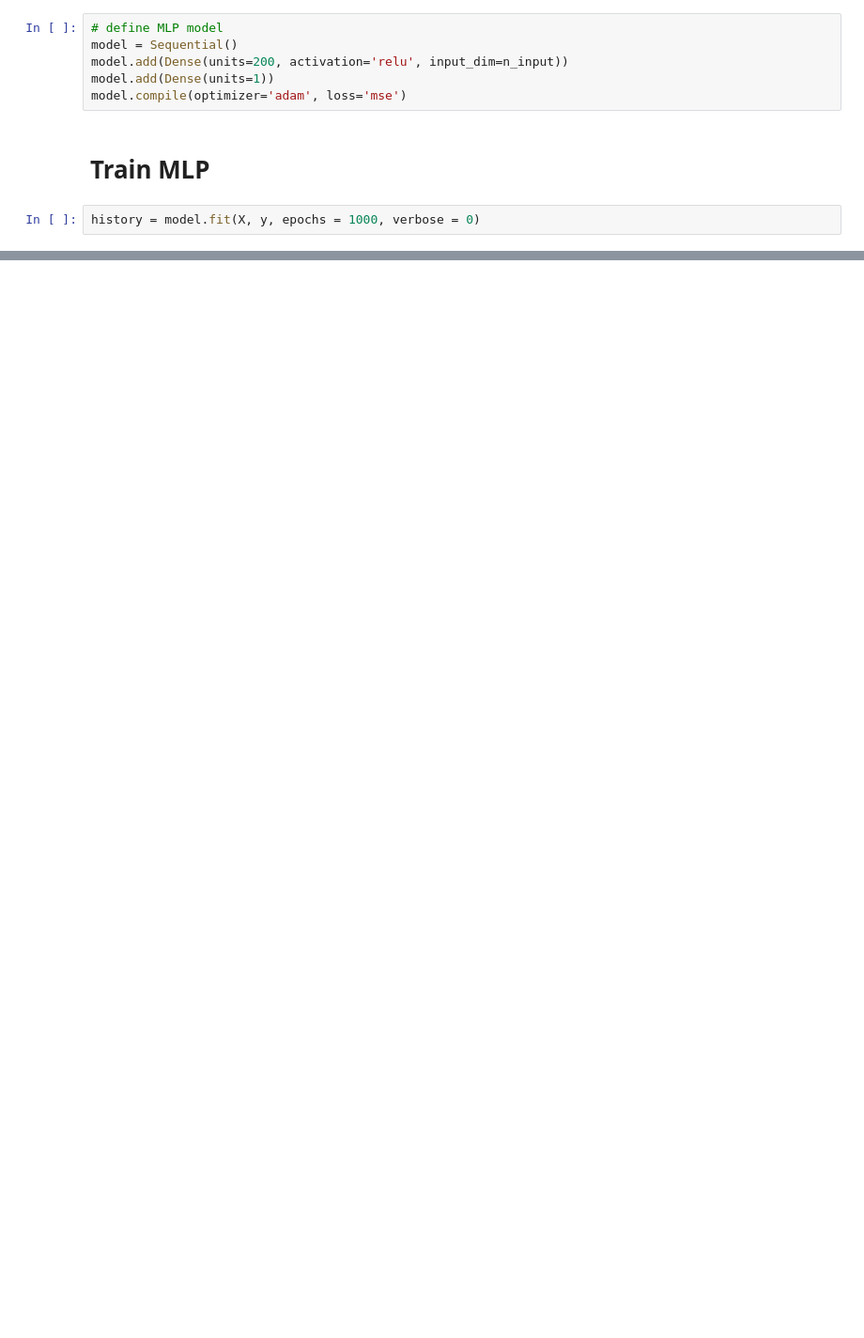
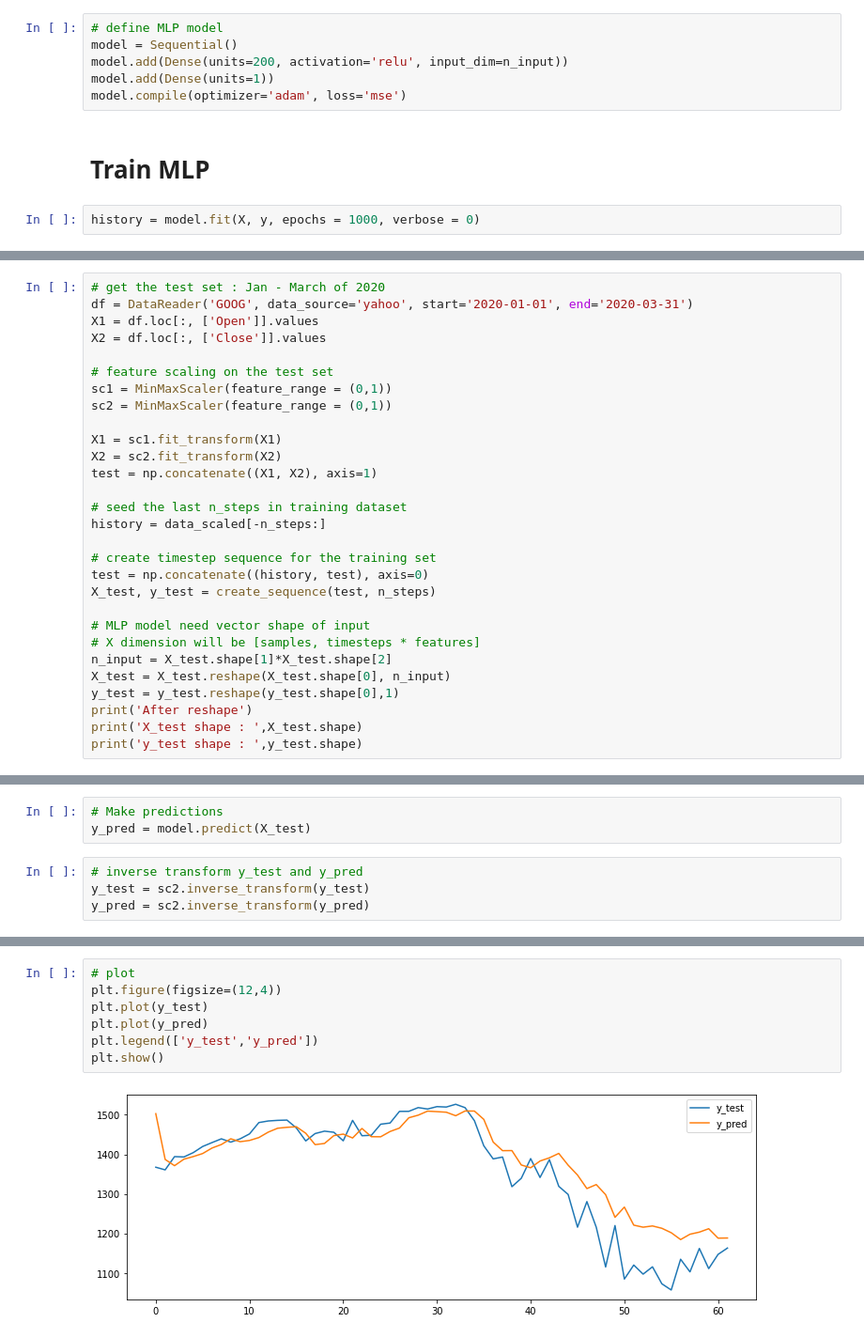
Before and after one commit to WoradeeKongthong/stock_price_time_series, a Jupyter notebook: 02_stockPrice_multivariateMLP(KerasSequenceAPI)_singleStepOutput.ipynb, the cells around one changed output, grey strips where cells are left out. Shown at 94% size. Saved outputs shown, nothing was run; the diff lists cells and outputs as text; blank space fills up the shorter version.

```diff
--- a/02_stockPrice_multivariateMLP(KerasSequenceAPI)_singleStepOutput.ipynb
+++ b/02_stockPrice_multivariateMLP(KerasSequenceAPI)_singleStepOutput.ipynb
@@ -176,0 +181,29 @@ plt.show()
+# %%
+# get the test set : Jan - March of 2020
+df = DataReader('GOOG', data_source='yahoo', start='2020-01-01', end='2020-03-31')
+X1 = df.loc[:, ['Open']].values
+X2 = df.loc[:, ['Close']].values
+
+# feature scaling on the test set
+sc1 = MinMaxScaler(feature_range = (0,1))
+sc2 = MinMaxScaler(feature_range = (0,1))
+
+X1 = sc1.fit_transform(X1)
+X2 = sc2.fit_transform(X2)
+test = np.concatenate((X1, X2), axis=1)
+
+# seed the last n_steps in training dataset
+history = data_scaled[-n_steps:]
+
+# create timestep sequence for the training set
+test = np.concatenate((history, test), axis=0)
+X_test, y_test = create_sequence(test, n_steps)
+
+# MLP model need vector shape of input
+# X dimension will be [samples, timesteps * features]
+n_input = X_test.shape[1]*X_test.shape[2]
+X_test = X_test.reshape(X_test.shape[0], n_input)
+y_test = y_test.reshape(y_test.shape[0],1)
+print('After reshape')
+print('X_test shape : ',X_test.shape)
+print('y_test shape : ',y_test.shape)
@@ -176,0 +214,7 @@ plt.show()
+# %%
+# Make predictions
+y_pred = model.predict(X_test)
+# %%
+# inverse transform y_test and y_pred
+y_test = sc2.inverse_transform(y_test)
+y_pred = sc2.inverse_transform(y_pred)
@@ -176,0 +235,9 @@ plt.show()
+# %%
+# plot
+plt.figure(figsize=(12,4))
+plt.plot(y_test)
+plt.plot(y_pred)
+plt.legend(['y_test','y_pred'])
+plt.show()
+# %% [output]
+[figure, added]
```
Also changed, not shown: parts of 8 cells of this notebook.
